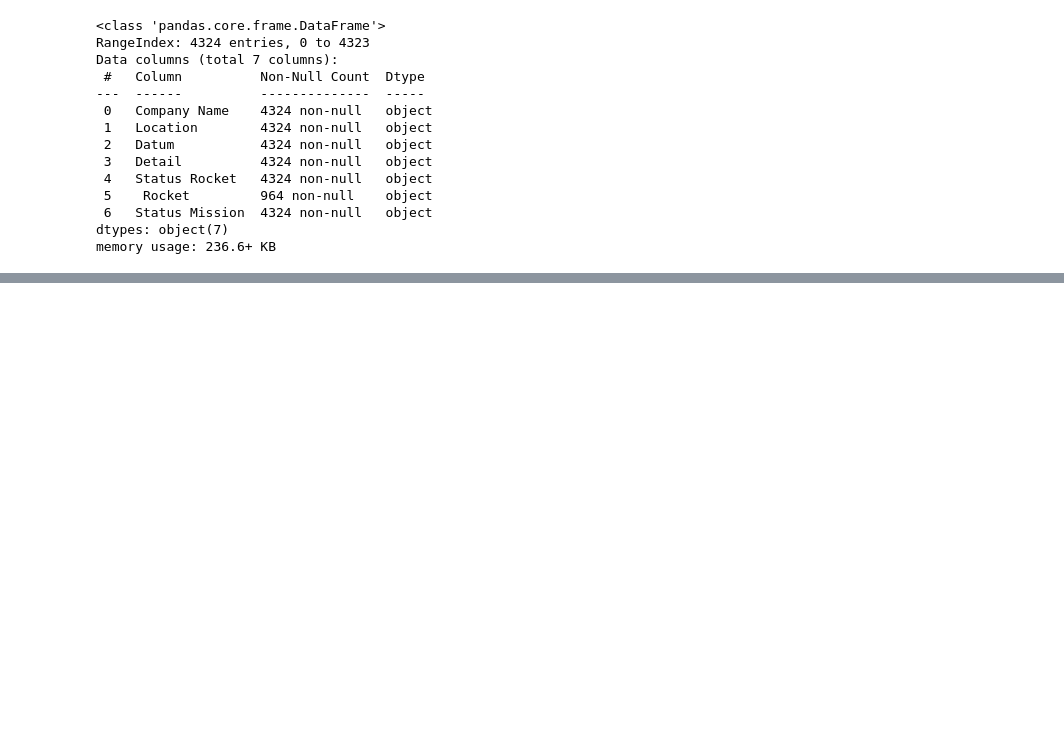
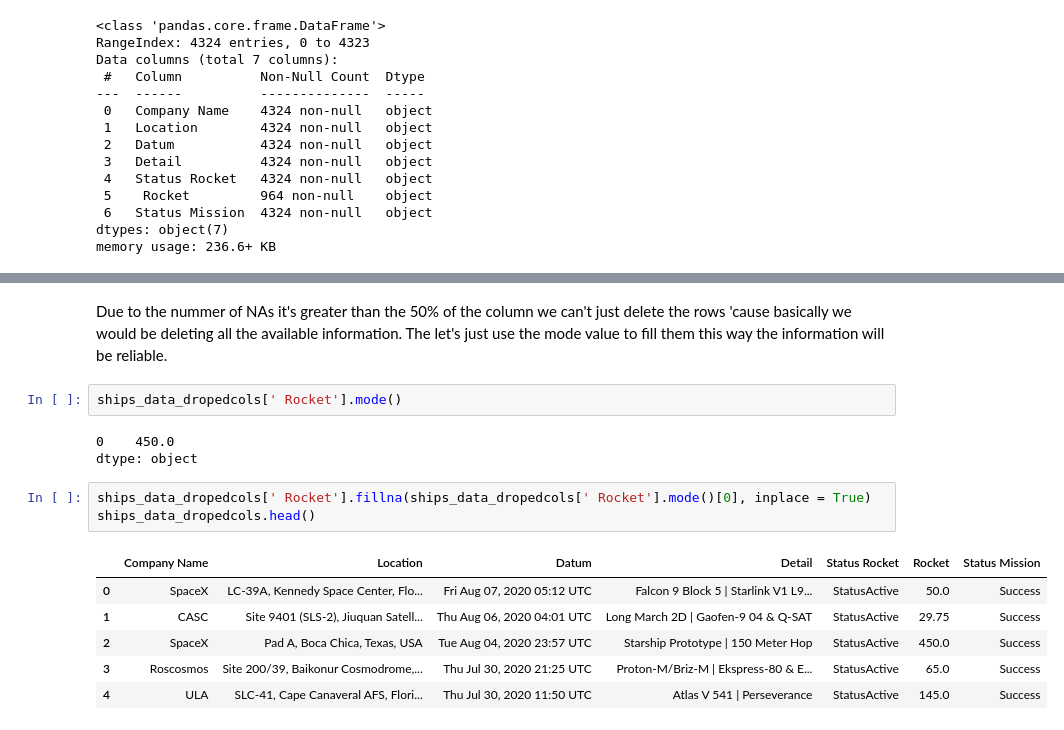
Before and after one commit to The-carlos/historic_spaceships_exploratory_data_analysis, a Jupyter notebook: data_cleaning_space_launches.ipynb, the cells around one changed output, grey strips where cells are left out. Drawn from its saved outputs; the diff is of its cells as text; blank space fills up the shorter version.

```diff
--- a/data_cleaning_space_launches.ipynb
+++ b/data_cleaning_space_launches.ipynb
@@ -58,0 +78,17 @@ memory usage: 236.6+ KB
+# %% [markdown]
+Due to the nummer of NAs it's greater than the 50% of the column we can't just delete the rows 'cause basically we would be deleting all the available information. The let's just use the mode value to fill them this way the information will be reliable.
+# %%
+ships_data_dropedcols[' Rocket'].mode()
+# %% [output]
+0    450.0
+dtype: object
+# %%
+ships_data_dropedcols[' Rocket'].fillna(ships_data_dropedcols[' Rocket'].mode()[0], inplace = True)
+ships_data_dropedcols.head()
+# %% [output]
+|  | Company Name | Location | Datum | Detail | Status Rocket | Rocket | Status Mission |
+| 0 | SpaceX | LC-39A, Kennedy Space Center, Flo... | Fri Aug 07, 2020 05:12 UTC | Falcon 9 Block 5 | Starlink V1 L9... | StatusActive | 50.0 | Success |
+| 1 | CASC | Site 9401 (SLS-2), Jiuquan Satell... | Thu Aug 06, 2020 04:01 UTC | Long March 2D | Gaofen-9 04 & Q-SAT | StatusActive | 29.75 | Success |
+| 2 | SpaceX | Pad A, Boca Chica, Texas, USA | Tue Aug 04, 2020 23:57 UTC | Starship Prototype | 150 Meter Hop | StatusActive | 450.0 | Success |
+| 3 | Roscosmos | Site 200/39, Baikonur Cosmodrome,... | Thu Jul 30, 2020 21:25 UTC | Proton-M/Briz-M | Ekspress-80 & E... | StatusActive | 65.0 | Success |
+| 4 | ULA | SLC-41, Cape Canaveral AFS, Flori... | Thu Jul 30, 2020 11:50 UTC | Atlas V 541 | Perseverance | StatusActive | 145.0 | Success |
```
Also changed, not shown: parts of 20 cells of this notebook.
